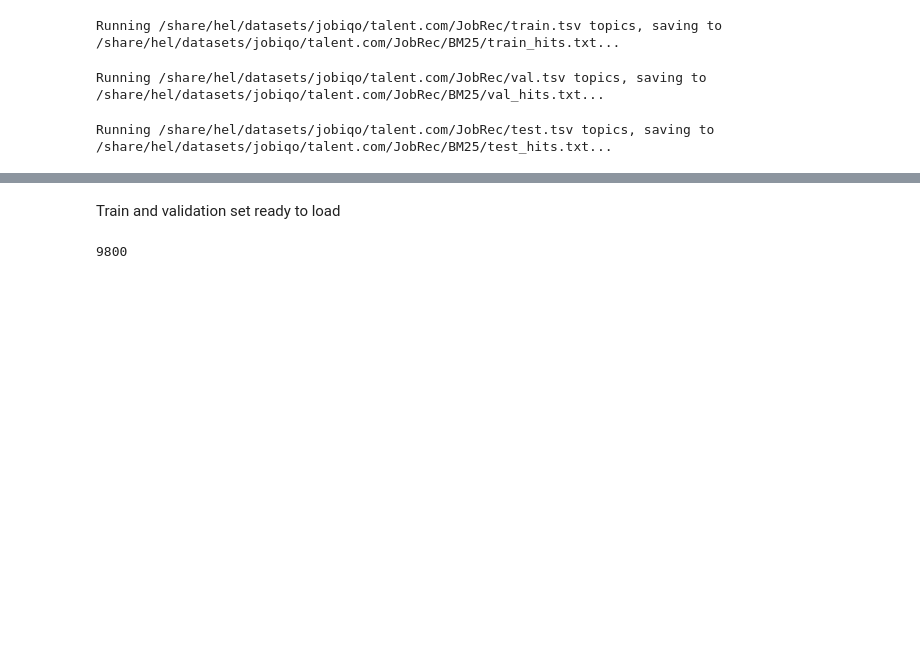
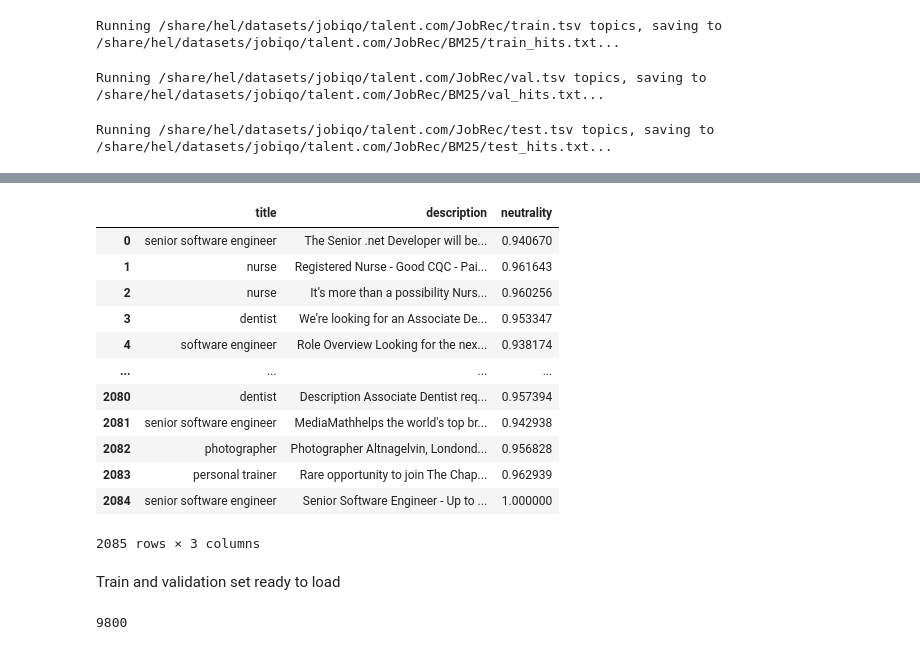
Before and after one commit to CPJKU/JobAd_Rec, a Jupyter notebook: CreateData.ipynb, the cells around one changed output, grey strips where cells are left out. Drawn from its saved outputs; the diff is of its cells as text; code cells hidden in the pictures; blank space fills up the shorter version.

Commit message:
update neutrality

```diff
--- a/CreateData.ipynb
+++ b/CreateData.ipynb
@@ -428,0 +488,6 @@ Running /share/hel/datasets/jobiqo/talent.com/JobRec/test.tsv topics, saving to
+# %%
+with open( '/share/hel/datasets/jobiqo/talent.com/JobRec/uk_jobs.pkl', 'rb') as file:
+    dicts = pickle.load(file)
+uk_jobs = pd.DataFrame(dicts)
+uk_jobs = pd.DataFrame(dicts).reset_index()
+uk_jobs = uk_jobs.drop('index', axis=1)
@@ -428,0 +510,41 @@ Running /share/hel/datasets/jobiqo/talent.com/JobRec/test.tsv topics, saving to
+# %%
+import pickle
+
+
+class DocNeutrality:
+    def __init__(self, representative_words_path='/share/hel/datasets/jobiqo/talent.com/JobRec/dictionary_jobs.pkl',threshold=1):
+        self.representative_words_path = representative_words_path
+        self.threshold = threshold
+
+        with open(self.representative_words_path, 'rb') as f:
+            self.dictionary_jobs = pickle.load(f)
+
+
+    def doc_neutrality(self, doc: str, job: str):
+        bias = 0
+        frequency = 0
+        word_dict = self.dictionary_jobs[job]
+        for word in word_dict.keys():
+            bias = bias + (doc.count(word))*word_dict[word]
+            frequency = frequency +doc.count(word)
+        neutrality = 1-(bias/frequency) if frequency>self.threshold else 1
+
+        return neutrality
+# %%
+uk_jobs['neutrality'] = [DocNeutrality().doc_neutrality(doc=uk_jobs['description'][i],job=uk_jobs['title'][i]) for i in range(len(uk_jobs))]
+
+uk_jobs
+# %% [output]
+|  | title | description | neutrality |
+| 0 | senior software engineer | The Senior .net Developer will be... | 0.940670 |
+| 1 | nurse | Registered Nurse - Good CQC - Pai... | 0.961643 |
+| 2 | nurse | It’s more than a possibility Nurs... | 0.960256 |
+| 3 | dentist | We’re looking for an Associate De... | 0.953347 |
+| 4 | software engineer | Role Overview Looking for the nex... | 0.938174 |
+| ... | ... | ... | ... |
+| 2080 | dentist | Description Associate Dentist req... | 0.957394 |
+| 2081 | senior software engineer | MediaMathhelps the world's top br... | 0.942938 |
+| 2082 | photographer | Photographer Altnagelvin, Londond... | 0.956828 |
+| 2083 | personal trainer | Rare opportunity to join The Chap... | 0.962939 |
+| 2084 | senior software engineer | Senior Software Engineer - Up to ... | 1.000000 |
+2085 rows × 3 columns
```
Also changed, not shown: parts of 5 cells of this notebook, 1 other file.
